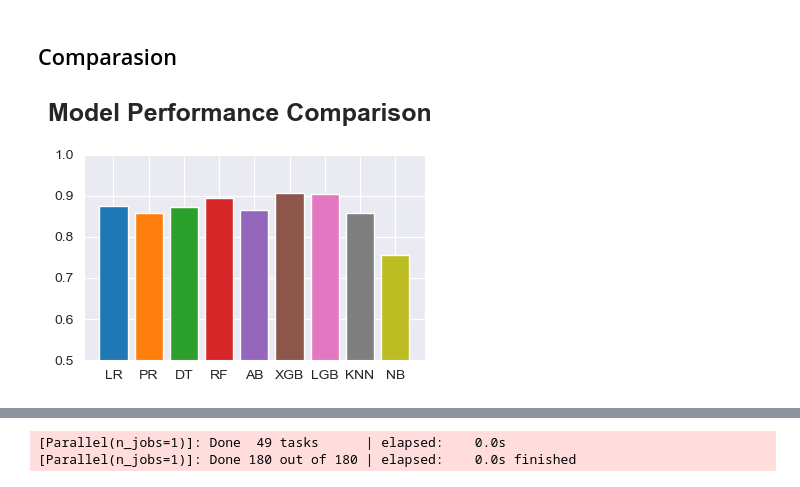
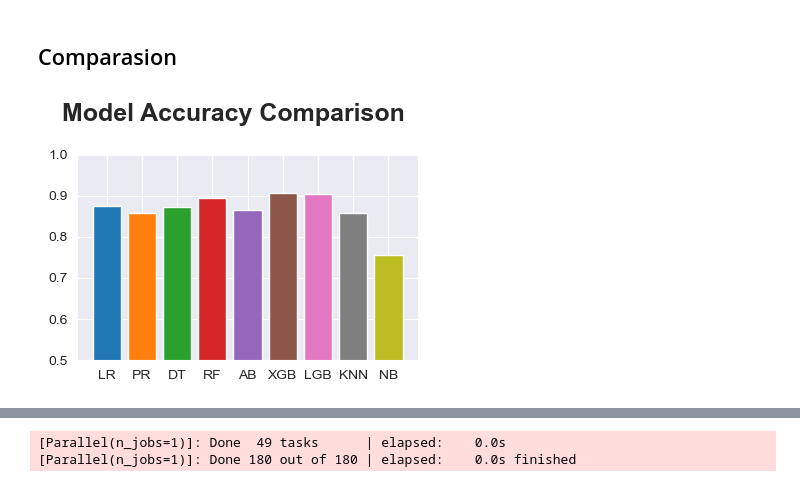
Before and after one commit to SHREYA-1103/Obesity-risk-analysis, a Jupyter notebook: ml_model_analysis.ipynb, the cells around one changed output, grey strips where cells are left out. Drawn from its saved outputs; the diff is of its cells as text; code cells hidden in the pictures.

Commit message:
Model Comparison

```diff
--- a/ml_model_analysis.ipynb
+++ b/ml_model_analysis.ipynb
@@ -2005,14 +2005,18 @@ Naive Bayes achieved a Best Validation Accuracy of 75.6o%, significantly lower t
 # %%
 histories = {'lr': history_lr, 'pr': history_pr, 'dt': history_dt, 'rf': history_rf,
              'ab': history_ab, 'xgb': history_xgb, 'lgb': history_lgb, 'knn': history_knn,
              'nb': history_nb}
+
+metas = {'lr': meta_lr, 'pr': meta_pr, 'dt': meta_dt, 'rf': meta_rf,
+         'ab': meta_ab, 'xgb': meta_xgb, 'lgb': meta_lgb, 'knn': meta_knn,
+         'nb': meta_nb}
 
 plt.figure(figsize=sml_fig)
 for idx, (model, history) in enumerate(histories.items()):
     plt.bar(idx, np.max([x[1]['val score'] for x in history]), label=model.upper())
 plt.ylim(0.5, 1)
 # plt.legend()
 plt.xticks(range(len(histories)), [k.upper() for k in histories.keys()])
-conclude_plot("Model Performance Comparison")
+conclude_plot("Model Accuracy Comparison")
 # %% [output]
-[figure, old version]
+[figure, new version]
```
Also changed, not shown: parts of 1 cell of this notebook, 4 other files.
